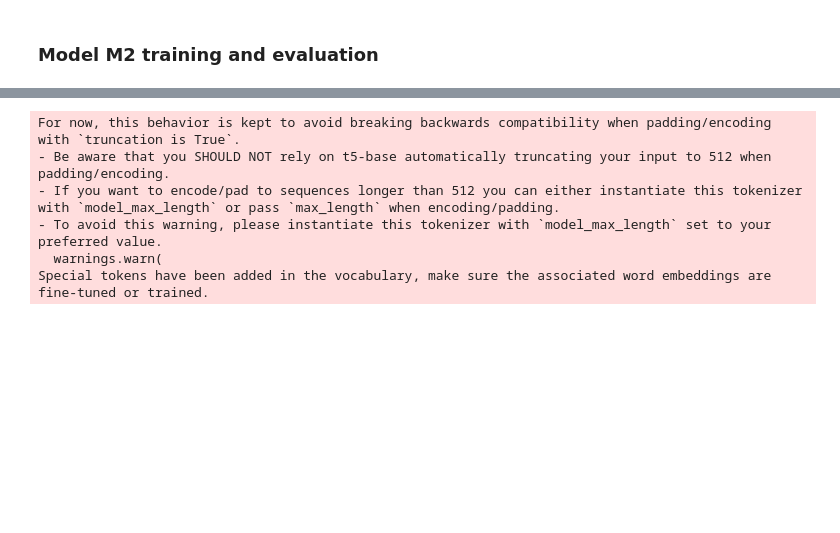
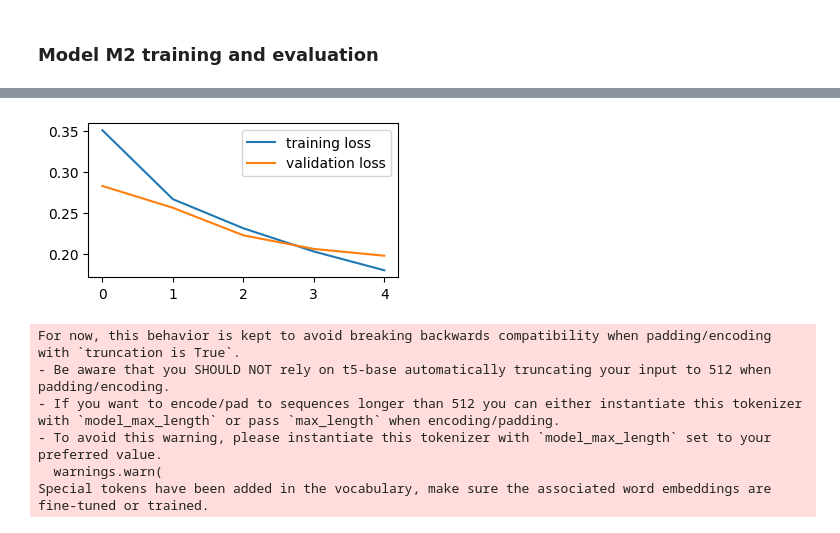
Before and after one commit to ChaitaliV/generative-explanation, a Jupyter notebook: unsupervised_pretraining.ipynb, the cells around one changed output, grey strips where cells are left out. Cells and saved outputs as stored; diff of their text form; code cells hidden in the pictures; blank space fills up the shorter version.

```diff
--- a/unsupervised_pretraining.ipynb
+++ b/unsupervised_pretraining.ipynb
@@ -366,3 +379,12 @@ Validation loss: 0.35061033273285086
+# %%
+x_axis = np.arange(0,len(m1_train_loss))
+plt.figure(figsize=(4,2))
+plt.plot(x_axis, m1_train_loss, label = 'training loss')
+plt.plot(x_axis, m1_val_loss, label = 'validation loss')
+plt.legend()
+plt.show()
+# %% [output]
+[figure, added]
 # %%
 torch.save(trainedM2,r'/content/drive/MyDrive/T5_pretrained_masked_tokens.pt')
 # %%
```
Also changed, not shown: parts of 10 cells of this notebook.
